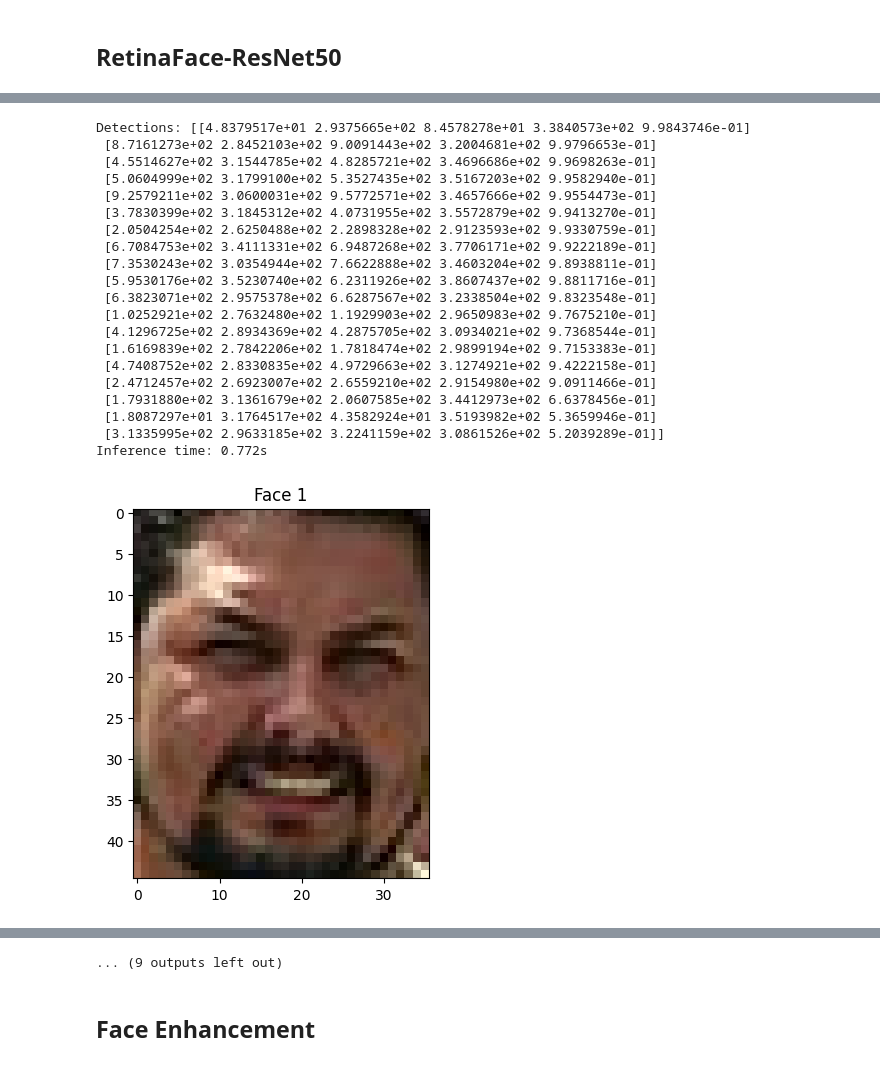
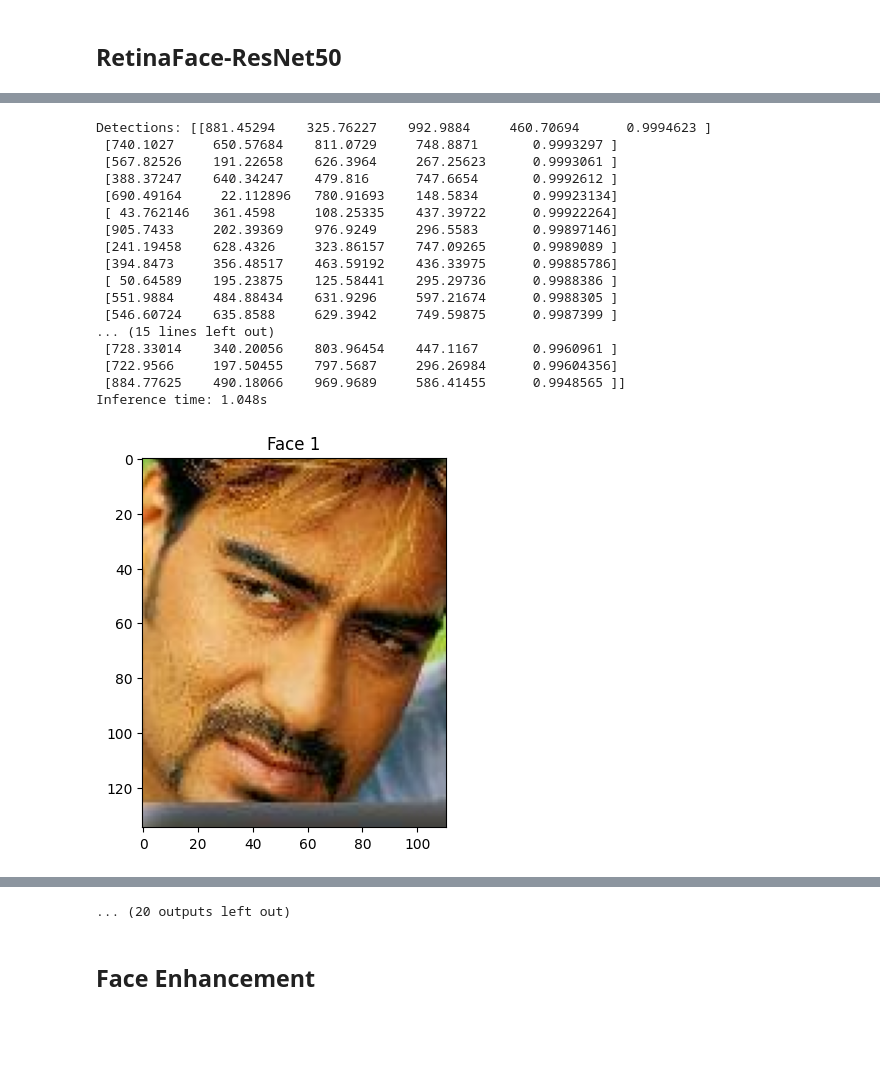
Before and after one commit to rafsunsheikh/surveillance, a Jupyter notebook: codes/face_detection_using_retinaface.ipynb, the cells around one changed output, grey strips where cells are left out. Saved outputs shown, nothing was run; the diff lists cells and outputs as text; code cells hidden in the pictures; blank space fills up the shorter version.

```diff
--- a/codes/face_detection_using_retinaface.ipynb
+++ b/codes/face_detection_using_retinaface.ipynb
@@ -120,7 +113,7 @@ plt.show()
 detector = face_detection.build_detector("RetinaNetResNet50", confidence_threshold=.5, nms_iou_threshold=.3)
 # %%
 # Read image
-image_path = "test_2.jpg"
+image_path = "test_3.jpg"
 img = cv2.imread(image_path)
 
 # Save time
@@ -192,7 +182,7 @@ import matplotlib.pyplot as plt
 detector = face_detection.build_detector("RetinaNetResNet50", confidence_threshold=.5, nms_iou_threshold=.3)
 
 # Read image
-image_path = "test_2.jpg"
+image_path = "test_3.jpg"
 img = cv2.imread(image_path)
 
 # Save time
@@ -222,51 +212,48 @@ if len(detections) > 0:
 
         # Crop the face from the image
         face = img[y_min:y_max, x_min:x_max]
 
         # Save the face as a separate image
         face_filename = f"face_{face_counter}.jpg"
         cv2.imwrite(face_filename, face)
 
         # Increment the counter
         face_counter += 1
 
         # Optionally display each face
         plt.imshow(cv2.cvtColor(face, cv2.COLOR_BGR2RGB))
         plt.title(f"Face {face_counter}")
         plt.show()
 
         # Draw bounding box on the original image
         cv2.rectangle(img, (x_min, y_min), (x_max, y_max), (0, 255, 0), 3)
 
 # Write inference time on the image
 img = cv2.putText(img, f"Inf Time: {inf_time}s", (10, 60), cv2.FONT_HERSHEY_SIMPLEX, 2, (0, 0, 255), 3, cv2.LINE_AA)
 
 # Convert the image from BGR to RGB for displaying with matplotlib
 img_rgb = cv2.cvtColor(img, cv2.COLOR_BGR2RGB)
 
 # Display the image with bounding boxes
 plt.imshow(img_rgb)
 plt.title("Detected Faces")
 plt.show()
 # %% [output]
-Detections: [[4.8379517e+01 2.9375665e+02 8.4578278e+01 3.3840573e+02 9.9843746e-01]
- [8.7161273e+02 2.8452103e+02 9.0091443e+02 3.2004681e+02 9.9796653e-01]
- [4.5514627e+02 3.1544785e+02 4.8285721e+02 3.4696686e+02 9.9698263e-01]
- [5.0604999e+02 3.1799100e+02 5.3527435e+02 3.5167203e+02 9.9582940e-01]
- [9.2579211e+02 3.0600031e+02 9.5772571e+02 3.4657666e+02 9.9554473e-01]
- [3.7830399e+02 3.1845312e+02 4.0731955e+02 3.5572879e+02 9.9413270e-01]
- [2.0504254e+02 2.6250488e+02 2.2898328e+02 2.9123593e+02 9.9330759e-01]
- [6.7084753e+02 3.4111331e+02 6.9487268e+02 3.7706171e+02 9.9222189e-01]
- [7.3530243e+02 3.0354944e+02 7.6622888e+02 3.4603204e+02 9.8938811e-01]
- [5.9530176e+02 3.5230740e+02 6.2311926e+02 3.8607437e+02 9.8811716e-01]
- [6.3823071e+02 2.9575378e+02 6.6287567e+02 3.2338504e+02 9.8323548e-01]
- [1.0252921e+02 2.7632480e+02 1.1929903e+02 2.9650983e+02 9.7675210e-01]
- [4.1296725e+02 2.8934369e+02 4.2875705e+02 3.0934021e+02 9.7368544e-01]
- [1.6169839e+02 2.7842206e+02 1.7818474e+02 2.9899194e+02 9.7153383e-01]
- [4.7408752e+02 2.8330835e+02 4.9729663e+02 3.1274921e+02 9.4222158e-01]
- [2.4712457e+02 2.6923007e+02 2.6559210e+02 2.9154980e+02 9.0911466e-01]
- [1.7931880e+02 3.1361679e+02 2.0607585e+02 3.4412973e+02 6.6378456e-01]
- [1.8087297e+01 3.1764517e+02 4.3582924e+01 3.5193982e+02 5.3659946e-01]
- [3.1335995e+02 2.9633185e+02 3.2241159e+02 3.0861526e+02 5.2039289e-01]]
-Inference time: 0.772s
+Detections: [[881.45294    325.76227    992.9884     460.70694      0.9994623 ]
+ [740.1027     650.57684    811.0729     748.8871       0.9993297 ]
+ [567.82526    191.22658    626.3964     267.25623      0.9993061 ]
+ [388.37247    640.34247    479.816      747.6654       0.9992612 ]
+ [690.49164     22.112896   780.91693    148.5834       0.99923134]
+ [ 43.762146   361.4598     108.25335    437.39722      0.99922264]
+ [905.7433     202.39369    976.9249     296.5583       0.99897146]
+ [241.19458    628.4326     323.86157    747.09265      0.9989089 ]
+ [394.8473     356.48517    463.59192    436.33975      0.99885786]
+ [ 50.64589    195.23875    125.58441    295.29736      0.9988386 ]
+ [551.9884     484.88434    631.9296     597.21674      0.9988305 ]
+ [546.60724    635.8588     629.3942     749.59875      0.9987399 ]
+... (15 lines left out)
+ [728.33014    340.20056    803.96454    447.1167       0.9960961 ]
+ [722.9566     197.50455    797.5687     296.26984      0.99604356]
+ [884.77625    490.18066    969.9689     586.41455      0.9948565 ]]
+Inference time: 1.048s
-[figure, old version]
+[figure, new version]
@@ -283,4 +270,4 @@ Inference time: 0.772s
-... (9 outputs left out)
+... (20 outputs left out)
 # %%
 # Read image
 image_path = "test.jpg"
```
Also changed, not shown: parts of 11 cells of this notebook, 33 other files.
